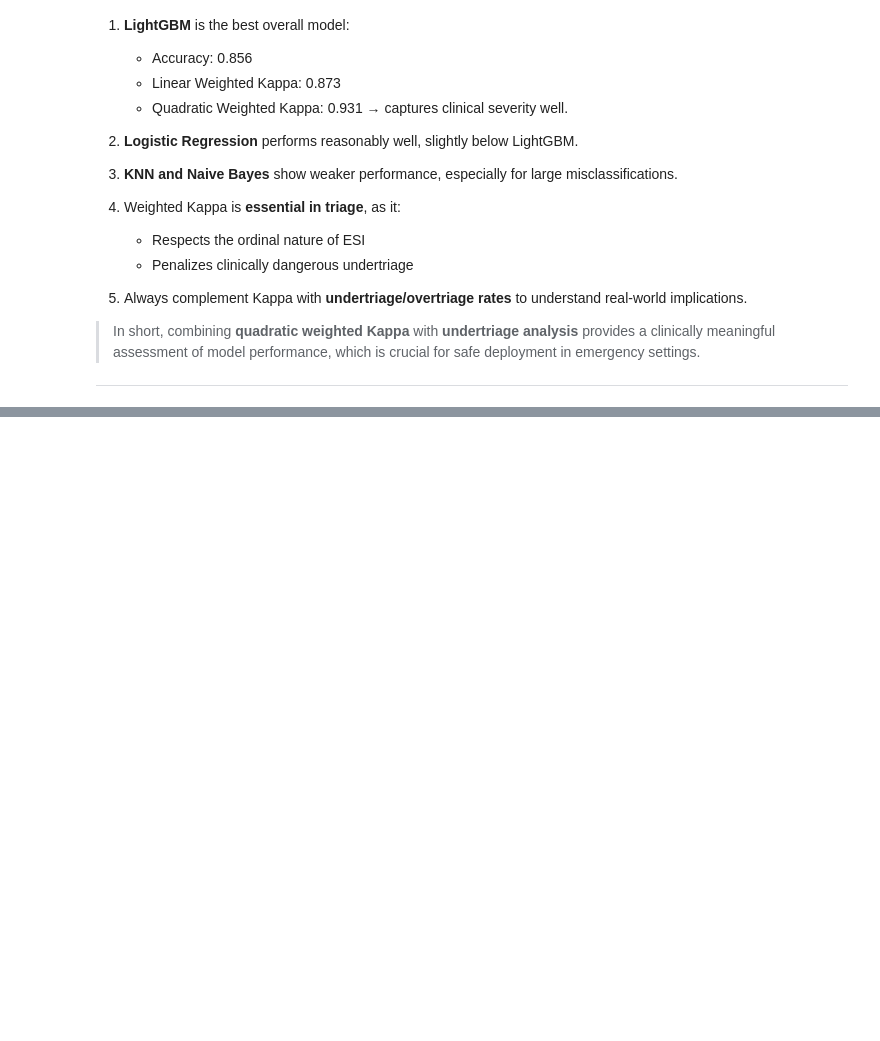
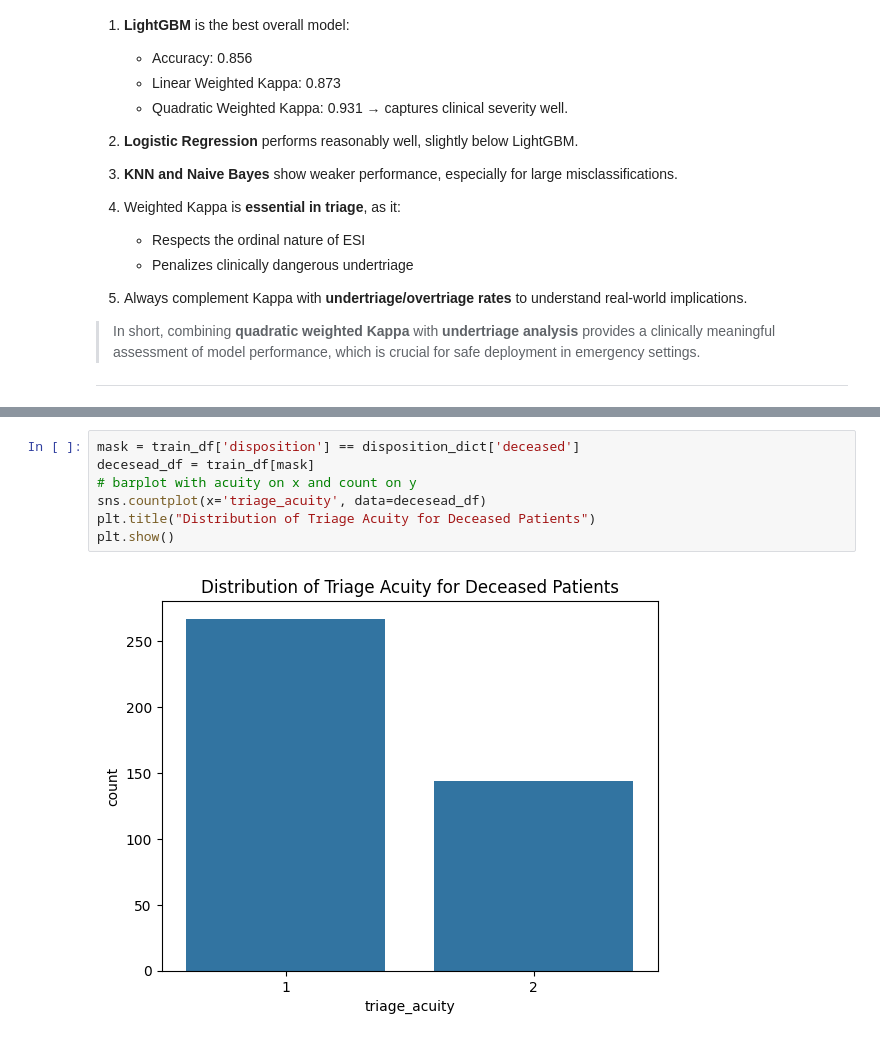
Before and after one commit to dsAlessandro/Emergency-Department-Acuity-Prediction, a Jupyter notebook: notebook.ipynb, the cells around one changed output, grey strips where cells are left out. Cells and saved outputs as stored; diff of their text form; blank space fills up the shorter version.

```diff
--- a/notebook.ipynb
+++ b/notebook.ipynb
@@ -629,0 +659,9 @@ plt.show()
+# %%
+mask = train_df['disposition'] == disposition_dict['deceased']
+decesead_df = train_df[mask]
+# barplot with acuity on x and count on y
+sns.countplot(x='triage_acuity', data=decesead_df)
+plt.title("Distribution of Triage Acuity for Deceased Patients")
+plt.show()
+# %% [output]
+[figure, added]
```
Also changed, not shown: parts of 7 cells of this notebook, 7 other files.
